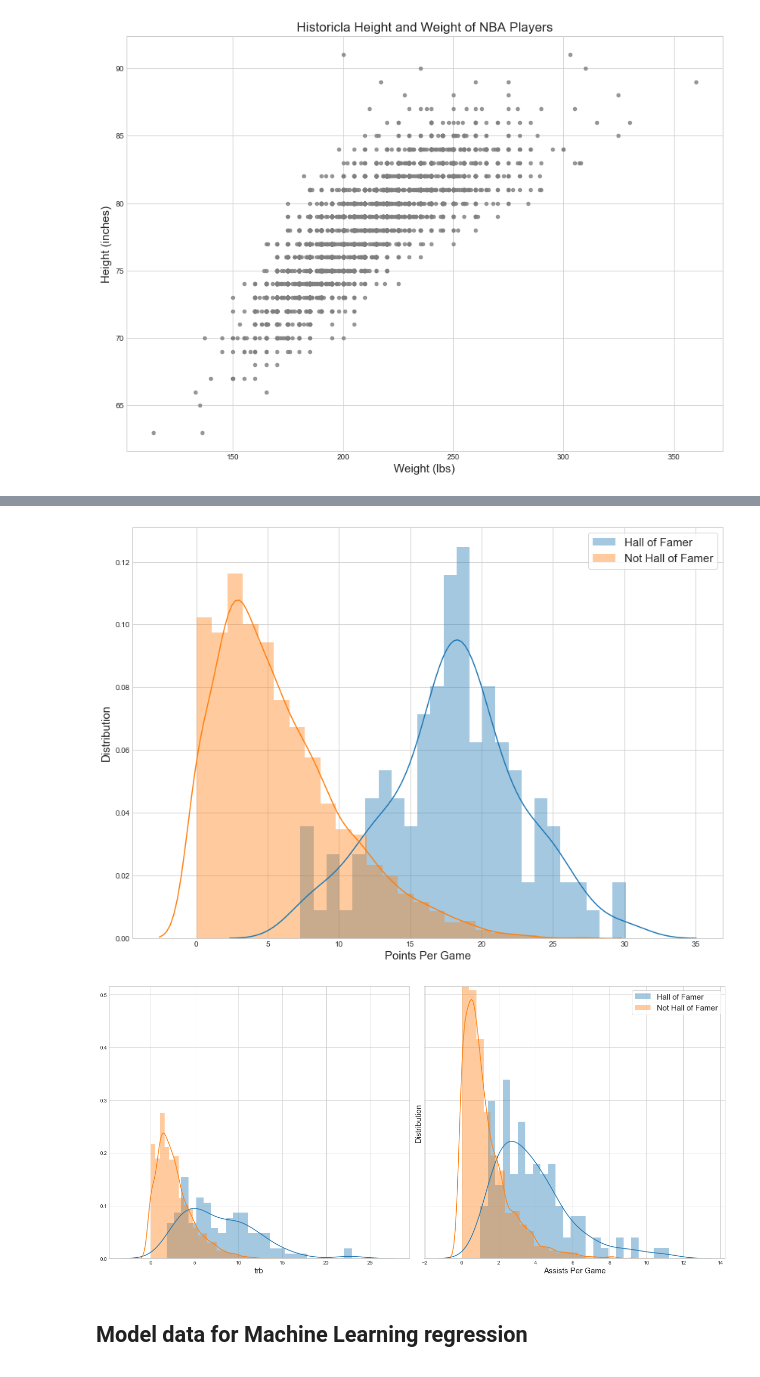
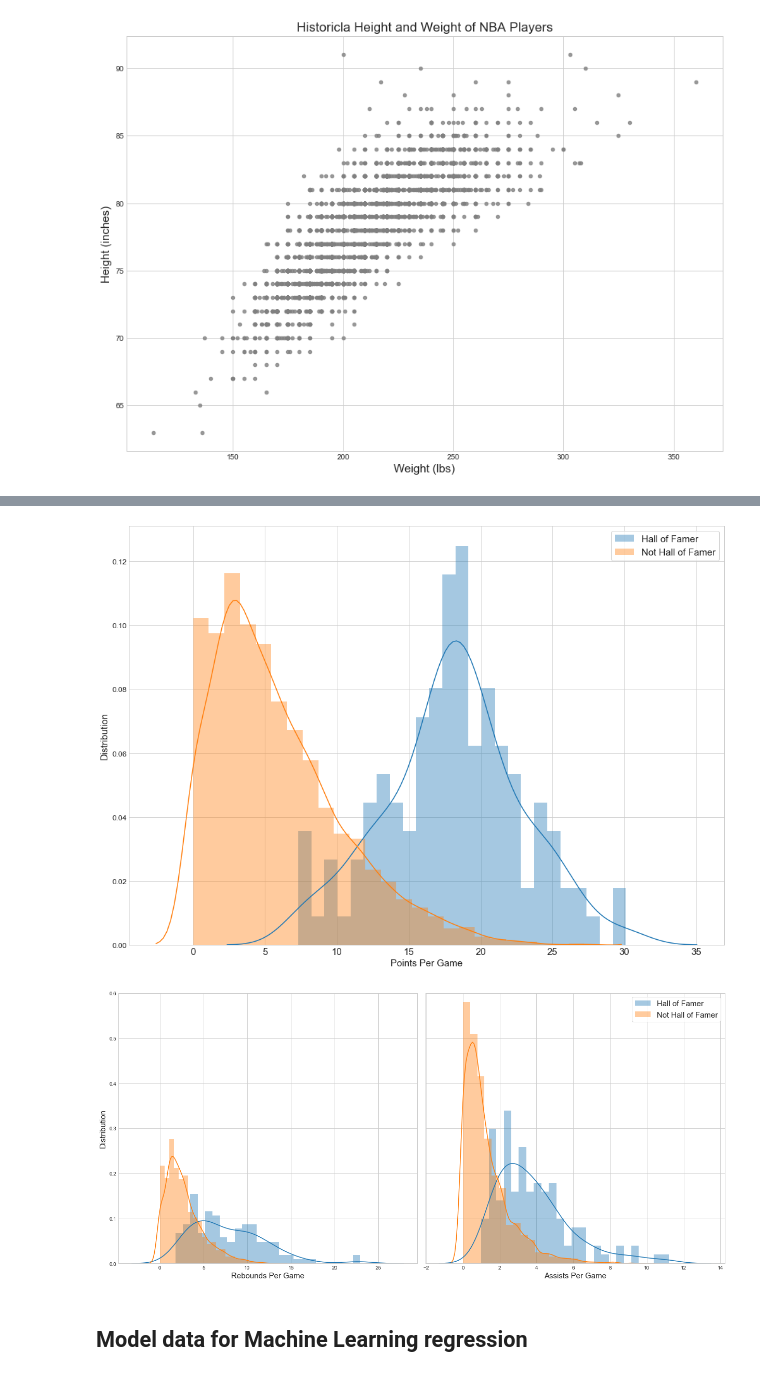
Before and after one commit to ymericson/NBA-player-info, a Jupyter notebook: NBA players stats.ipynb, the cells around one changed output, grey strips where cells are left out. Drawn from its saved outputs; the diff is of its cells as text; code cells hidden in the pictures.

```diff
--- a/NBA players stats.ipynb
+++ b/NBA players stats.ipynb
@@ -117,25 +125,33 @@ sns.distplot(players[players['hof'] == 0]['ppg'].fillna(0), bins=25, label='Not
 plt.legend(loc=1, frameon=True, prop={'size': 15})
 plt.xlabel("Points Per Game")
 plt.ylabel("Distribution")
-plt.show()
+plt.yticks(fontsize=12)
+plt.xticks(fontsize=15)
+plt.tight_layout()
+
+plt.savefig('all-graphs/hof_ppg.png')
 # %% [output]
-[figure, old version]
+[figure, new version]
 # %%
 fig, (ax1, ax2) = plt.subplots(ncols=2, sharey=True, figsize=(17,8))
 
 sns.distplot(players[players['hof'] == 1]['trb'], bins=25, label='Hall of Famer', ax=ax1)
 sns.distplot(players[players['hof'] == 0]['trb'].fillna(0), bins=25, label='Not Hall of Famer', ax=ax1)
+ax1.set(xlabel='Rebounds Per Game', ylabel='Distribution')
+plt.xticks(fontsize=27)
 
 sns.distplot(players[players['hof'] == 1]['ast'], bins=25, label='Hall of Famer', ax=ax2)
 sns.distplot(players[players['hof'] == 0]['ast'].fillna(0), bins=25, label='Not Hall of Famer', ax=ax2)
+ax2.set(xlabel='Assists Per Game')
 
 plt.legend(loc=1, frameon=True, prop={'size': 15})
-plt.xlabel("Assists Per Game")
-plt.ylabel("Distribution")
+plt.ylim(0, 0.6)
+plt.xticks(fontsize=10)
 plt.tight_layout()
-plt.show()
+
+plt.savefig('all-graphs/hof_trb_ast.png')
 # %% [output]
-[figure, old version]
+[figure, new version]
 # %% [markdown]
 ## Model data for Machine Learning regression
 # %%
```
Also changed, not shown: parts of 25 cells of this notebook, 10 other files.
